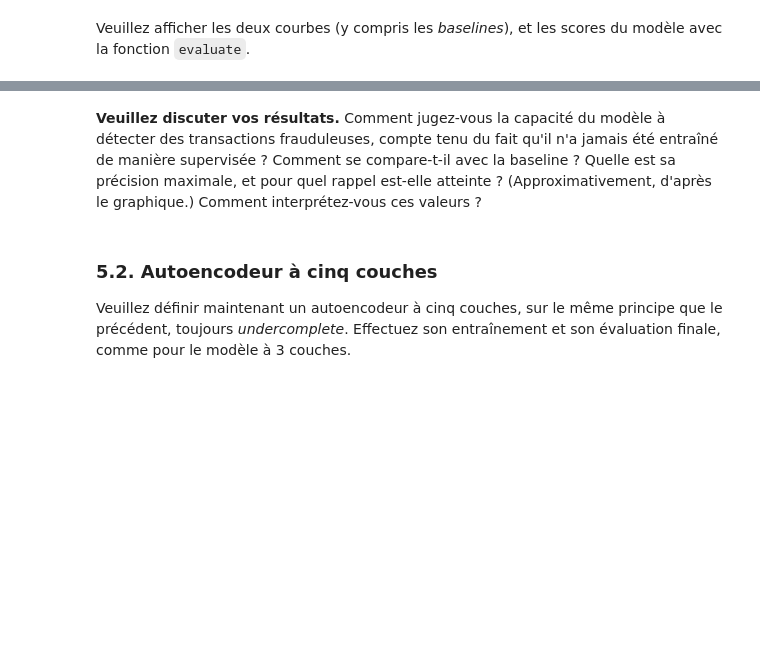
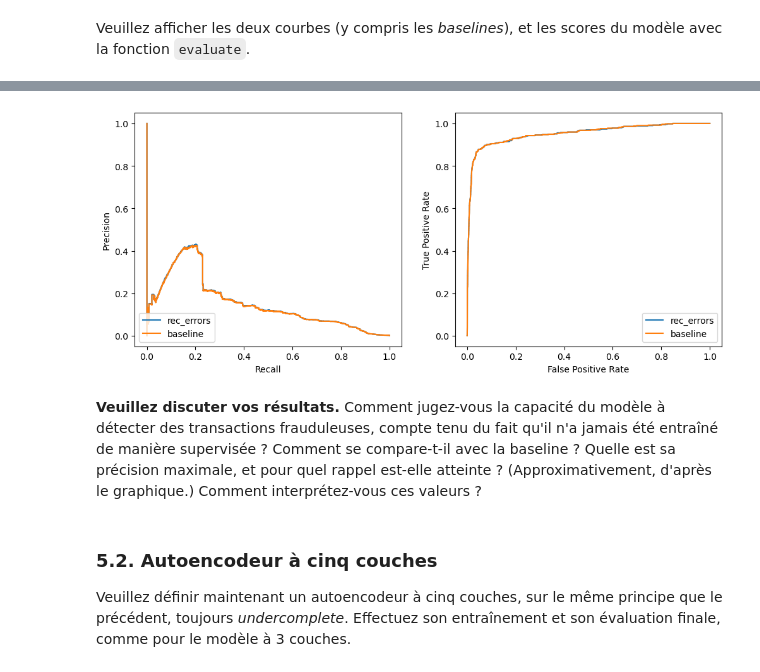
Before and after one commit to HUART1848/APN_L6, a Jupyter notebook: Labo6_Autoencodeurs_student.ipynb, the cells around one changed output, grey strips where cells are left out. Saved outputs shown, nothing was run; the diff lists cells and outputs as text; code cells hidden in the pictures; blank space fills up the shorter version.

```diff
--- a/Labo6_Autoencodeurs_student.ipynb
+++ b/Labo6_Autoencodeurs_student.ipynb
@@ -155,10 +166,21 @@ def display_pr_roc(labels, rec_errors, baseline=[]):
 
     precision, recall, _ = precision_recall_curve(labels, rec_errors)
     fpr, tpr, _ =  roc_curve(labels, rec_errors)
-    PrecisionRecallDisplay(precision=precision, recall=recall).plot(ax1)
-    RocCurveDisplay(fpr=fpr, tpr=tpr).plot(ax2)
-    plt.plot()
+
+    PrecisionRecallDisplay(precision=precision, recall=recall).plot(ax1, name="rec_errors")
+    RocCurveDisplay(fpr=fpr, tpr=tpr).plot(ax2, name="rec_errors")
+
+    if len(baseline) == len(labels):
+        baseline_precision, baseline_recall, _ = precision_recall_curve(labels, baseline)
+        baseline_fpr, baseline_tpr, _ =  roc_curve(labels, baseline)
+
+        PrecisionRecallDisplay(precision=baseline_precision, recall=baseline_recall).plot(ax1, name="baseline")
+        RocCurveDisplay(fpr=baseline_fpr, tpr=baseline_tpr).plot(ax2, name="baseline")
+
+    plt.legend(loc="best")
     plt.show()
+
+    return average_precision_score(labels, rec_errors), roc_auc_score(labels, rec_errors)
 # %% [markdown]
 ## 3. Tester des modèles *baseline*
 
@@ -201,6 +247,9 @@ def train(model, data, epochs_per_iteration = 10, nb_iterations = 10):
 # %%
 def evaluate(model, data, data_labels):
-    pass
+    baseline = reconstruction_error(data, np.zeros(data.shape))
+    rec_errors = reconstruction_error(data, model.predict(data))
+
+    display_pr_roc(data_labels, rec_errors, baseline=baseline)
 # %% [markdown]
 ## 5. Créer, entraîner et évaluer des autoencodeurs
 
@@ -249,4 +303,5 @@ KeyboardInterrupt
 # %% [markdown]
 Veuillez afficher les deux courbes (y compris les *baselines*), et les scores du modèle avec la fonction `evaluate`.
 # %%
-evaluate(model, data, data_labels)
+evaluate(model1, data, data_labels)
+# %% [output]
@@ -253,3 +309,4 @@ evaluate(model, data, data_labels)
+[figure, added]
 # %% [markdown]
 **Veuillez discuter vos résultats.**  Comment jugez-vous la capacité du modèle à détecter des transactions frauduleuses, compte tenu du fait qu'il n'a jamais été entraîné de manière supervisée ?  Comment se compare-t-il avec la baseline ?  Quelle est sa précision maximale, et pour quel rappel est-elle atteinte ?  (Approximativement, d'après le graphique.)  Comment interprétez-vous ces valeurs ?
 # %% [markdown]
```
Also changed, not shown: parts of 17 cells of this notebook, 1 other file.
